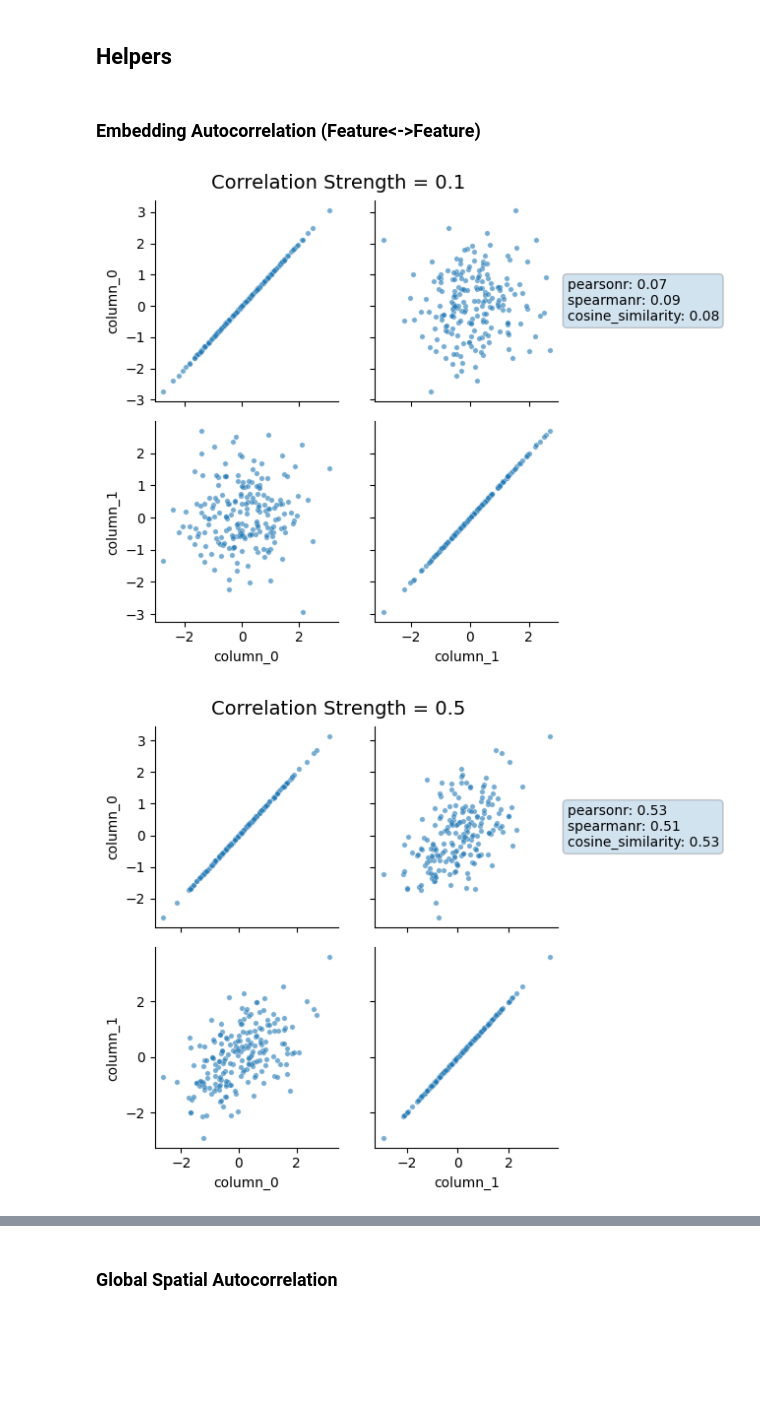
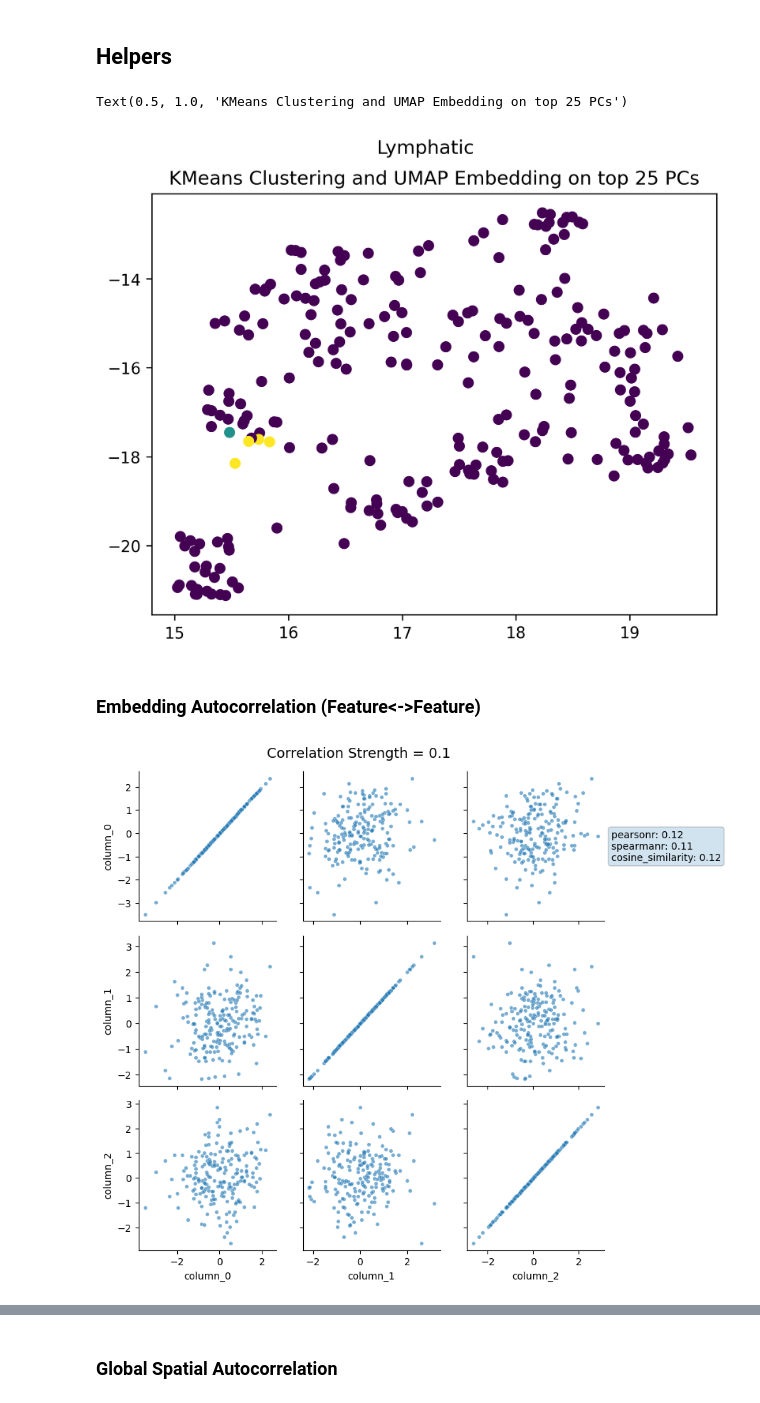
Before and after one commit to egerc/notebook_repository, a Jupyter notebook: notebooks/2026-02-17T08-24-52Z/2026-02-17T08-24-52Z.ipynb, the cells around one changed output, grey strips where cells are left out. Drawn from its saved outputs; the diff is of its cells as text; code cells hidden in the pictures; blank space fills up the shorter version.

Commit message:
final commit on this notebook

```diff
--- a/notebooks/2026-02-17T08-24-52Z/2026-02-17T08-24-52Z.ipynb
+++ b/notebooks/2026-02-17T08-24-52Z/2026-02-17T08-24-52Z.ipynb
@@ -41,11 +78,26 @@ last_run_id = runs.sort_values("start_time", ascending=False)["run_id"].iloc[0]
 # %%
-artifact_path = mlflow.artifacts.download_artifacts(
-    run_id=last_run_id, artifact_path="results.pkl"
-)
+#artifact_path = mlflow.artifacts.download_artifacts(
+#    run_id=last_run_id, artifact_path="results.pkl"
+#)
+artifact_path = "/Users/egerc/Documents/Projects/notebook_repository/notebooks/2026-02-17T08-24-52Z/mlruns/0/18e390537fa8458387a9b0668d677f42/artifacts/results.pkl"
 with open(artifact_path, "rb") as f:
     results = pickle.load(f)
 # %% [markdown]
 ## Helpers
+# %%
+from sklearn.cluster import KMeans
+
+celltype_idx = 4
+
+celltype = results.celltypes[celltype_idx]
+clustering = KMeans(n_clusters=3).fit_predict(celltype.pca_embedding)
+plt.figure(dpi=300)
+plt.scatter(*celltype.umap_embedding.T, c=clustering)
+plt.suptitle(celltype.celltype)
+plt.title("KMeans Clustering and UMAP Embedding on top 25 PCs")
+# %% [output]
+Text(0.5, 1.0, 'KMeans Clustering and UMAP Embedding on top 25 PCs')
+[figure, added]
 # %%
 NumericArray = NDArray[number]
 MetricResult = list[dict[str, Any]]
@@ -118,8 +170,9 @@ def _create_avg_pairwise_metric_fn(
     def pairwise_metric_fn(
         features: NumericArray,
     ) -> float:
+        eps = 1e-8
         return np.array(
-            [metric_fn(a, b) for a, b in itertools.combinations(features.T, 2)]
+            [metric_fn(a + eps, b + eps) for a, b in itertools.combinations(features.T, 2)]
         ).mean()
 
     return pairwise_metric_fn
@@ -189,11 +241,10 @@ def plot_embeddings_with_metrics(
 # %%
 plot_embeddings_with_metrics(
-    2,
-    [0.1, 0.5, 0.9],
+    3,
+    0.1,
     200,
     build_autocorrelation_metric_registry(),
     np.random.default_rng(0),
 )
 # %% [output]
-[figure, old version]
+[figure, new version]
-[figure, removed]
```
Also changed, not shown: parts of 23 cells of this notebook, 2 other files.
